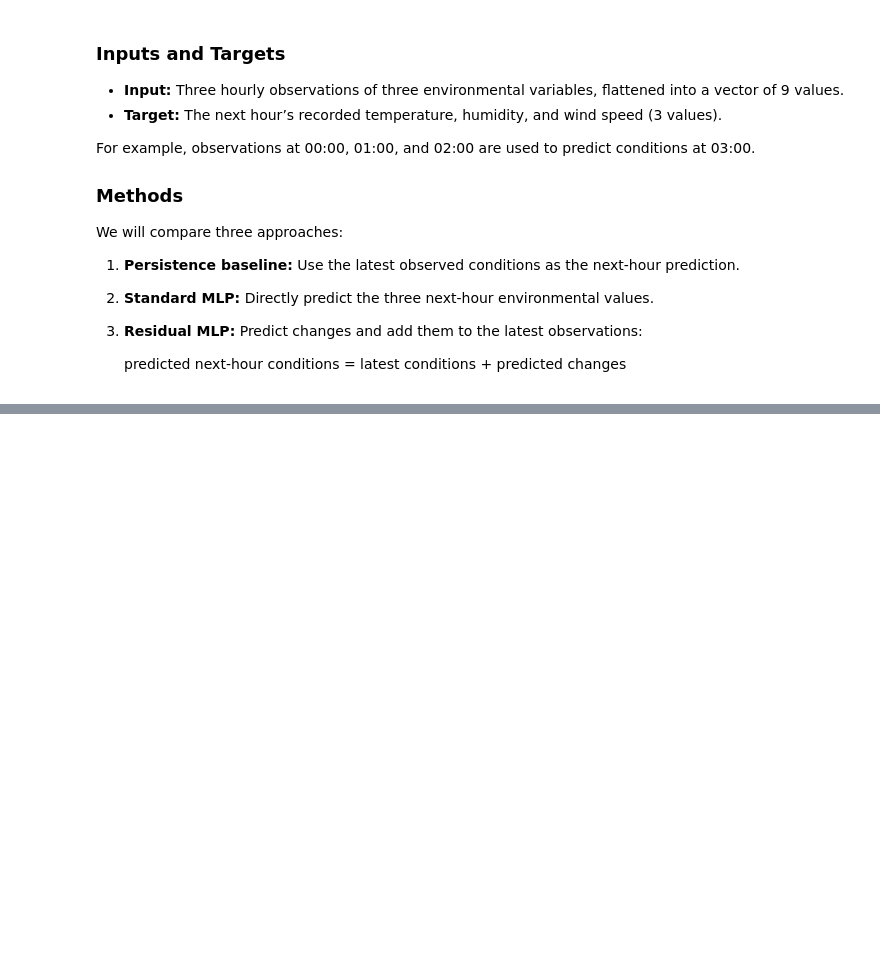
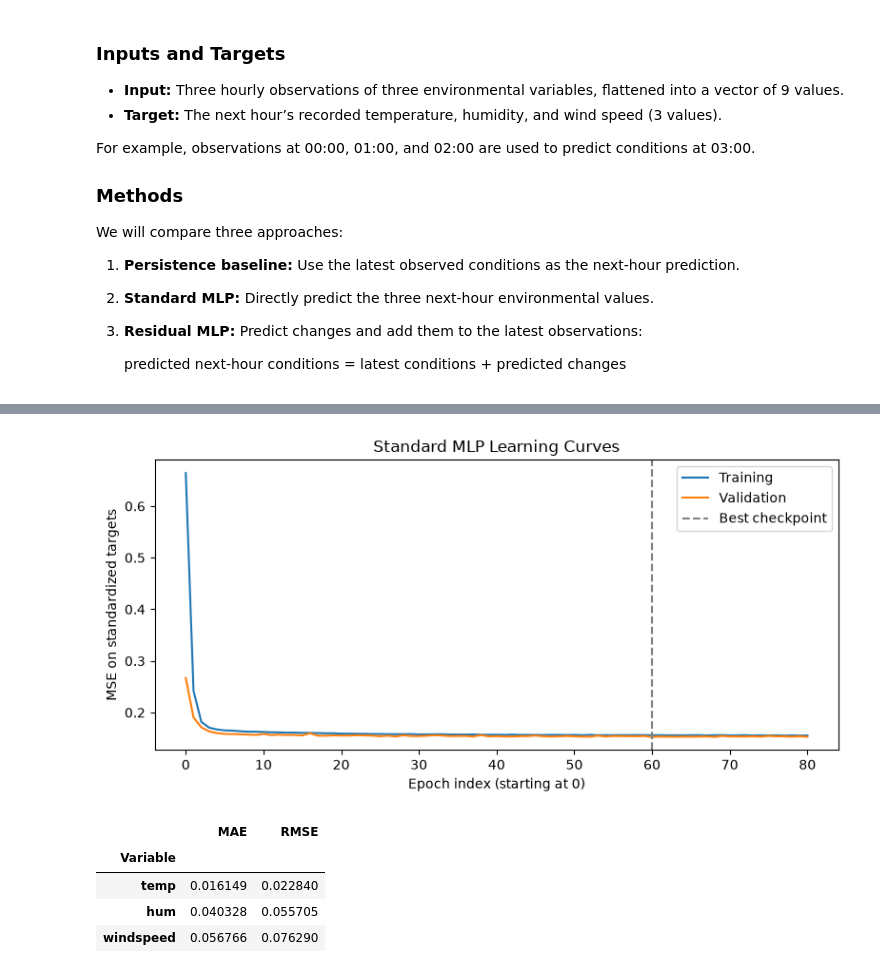
Before and after one commit to YileiJ/bike-demand-forecasting, a Jupyter notebook: P1/project.ipynb, the cells around one changed output, grey strips where cells are left out. Drawn from its saved outputs; the diff is of its cells as text; code cells hidden in the pictures; blank space fills up the shorter version.

Commit message:
Add standard MLP and persistence baseline validation

```diff
--- a/P1/project.ipynb
+++ b/P1/project.ipynb
@@ -216,0 +510,66 @@ We will compare three approaches:
+# %%
+# Plot losses on the standardized target scale.
+plt.figure(figsize=(8, 4))
+plt.plot(history["train"], label="Training")
+plt.plot(history["val"], label="Validation")
+plt.axvline(
+    best_epoch - 1,
+    color="gray",
+    linestyle="--",
+    label="Best checkpoint",
+)
+plt.xlabel("Epoch index (starting at 0)")
+plt.ylabel("MSE on standardized targets")
+plt.title("Standard MLP Learning Curves")
+plt.legend()
+plt.tight_layout()
+plt.show()
+
+# Predict and return to the CSV scale.
+with torch.no_grad():
+    val_pred_scaled = standard_mlp(X_val_tensor).cpu().numpy()
+
+val_pred = y_scaler.inverse_transform(val_pred_scaled)
+
+# Evaluate each variable separately.
+metrics = []
+
+for i, variable in enumerate(nn1_target_cols):
+    metrics.append({
+        "Variable": variable,
+        "MAE": mean_absolute_error(y_val[:, i], val_pred[:, i]),
+        "RMSE": np.sqrt(
+            mean_squared_error(y_val[:, i], val_pred[:, i])
+        ),
+    })
+
+standard_val_metrics = pd.DataFrame(metrics).set_index("Variable")
+display(standard_val_metrics)
+
+# Preserve target timestamps for later alignment.
+standard_val_predictions = pd.DataFrame(
+    val_pred,
+    index=val_data.index,
+    columns=["pred_temp", "pred_hum", "pred_windspeed"],
+)
+# Add actual values, aligned by timestamp.
+for variable in nn1_target_cols:
+    standard_val_predictions[f"actual_{variable}"] = val_data[variable]
+
+# Place each prediction next to its actual value.
+standard_val_predictions = standard_val_predictions[
+    [
+        "pred_temp", "actual_temp",
+        "pred_hum", "actual_hum",
+        "pred_windspeed", "actual_windspeed",
+    ]
+]
+
+display(standard_val_predictions.head())
+# %% [output]
+[figure, added]
+|  | MAE | RMSE |
+| Variable |  |  |
+| temp | 0.016149 | 0.022840 |
+| hum | 0.040328 | 0.055705 |
+| windspeed | 0.056766 | 0.076290 |
```
Also changed, not shown: parts of 9 cells of this notebook.
